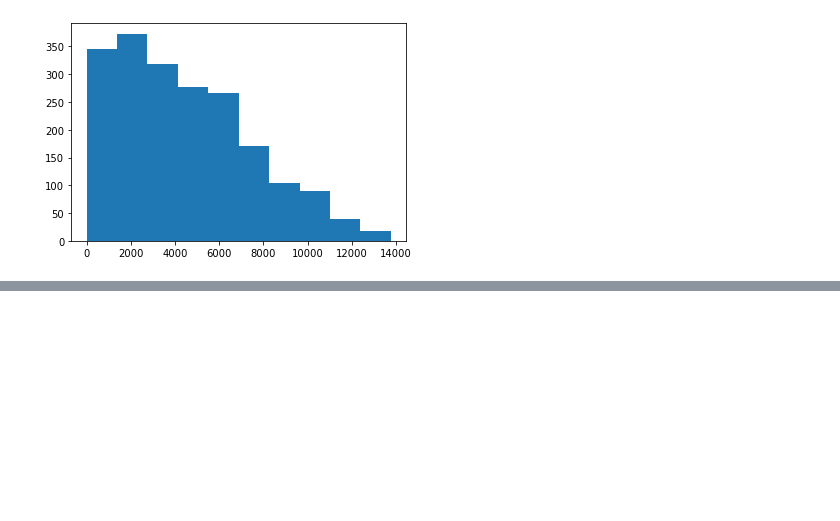
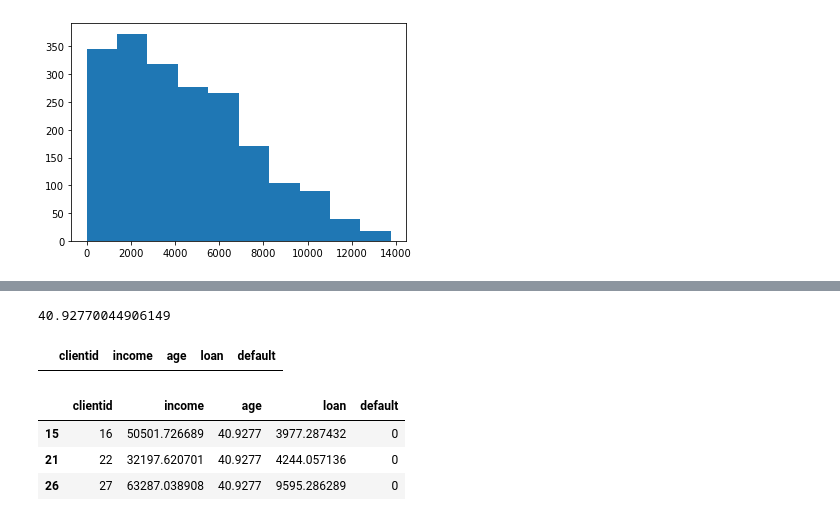
Before and after one commit to DonizeteVida/ai_things, a Jupyter notebook: supervised/credit_card.ipynb, the cells around one changed output, grey strips where cells are left out. Drawn from its saved outputs; the diff is of its cells as text; code cells hidden in the pictures; blank space fills up the shorter version.

```diff
--- a/supervised/credit_card.ipynb
+++ b/supervised/credit_card.ipynb
@@ -64,0 +116,7 @@ grafico.show();
+# %%
+'''
+    Find valid ages
+    ~Good code~
+'''
+rows = base_credit['age'] > 0
+rows
@@ -64,0 +136,25 @@ grafico.show();
+# %%
+'''
+    Extract the mean value of valid ages
+'''
+
+mean = base_credit['age'][rows].mean()
+mean
+# %% [output]
+40.92770044906149
+# %%
+'''
+    Update invalid ages to mean value
+'''
+
+base_credit.loc[base_credit['age'] < 0, 'age'] = mean
+base_credit[base_credit['age'] < 0]
+# %% [output]
+|  | clientid | income | age | loan | default |
+# %%
+base_credit[base_credit['age'] == mean]
+# %% [output]
+|  | clientid | income | age | loan | default |
+| 15 | 16 | 50501.726689 | 40.9277 | 3977.287432 | 0 |
+| 21 | 22 | 32197.620701 | 40.9277 | 4244.057136 | 0 |
+| 26 | 27 | 63287.038908 | 40.9277 | 9595.286289 | 0 |
```
Also changed, not shown: parts of 6 cells of this notebook.
